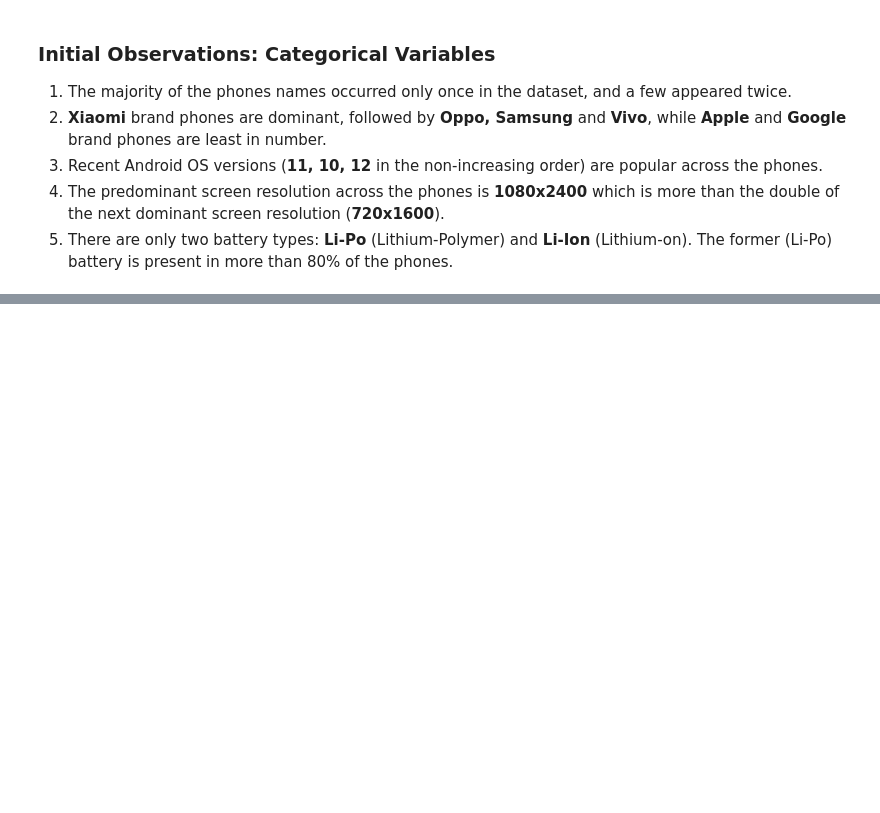
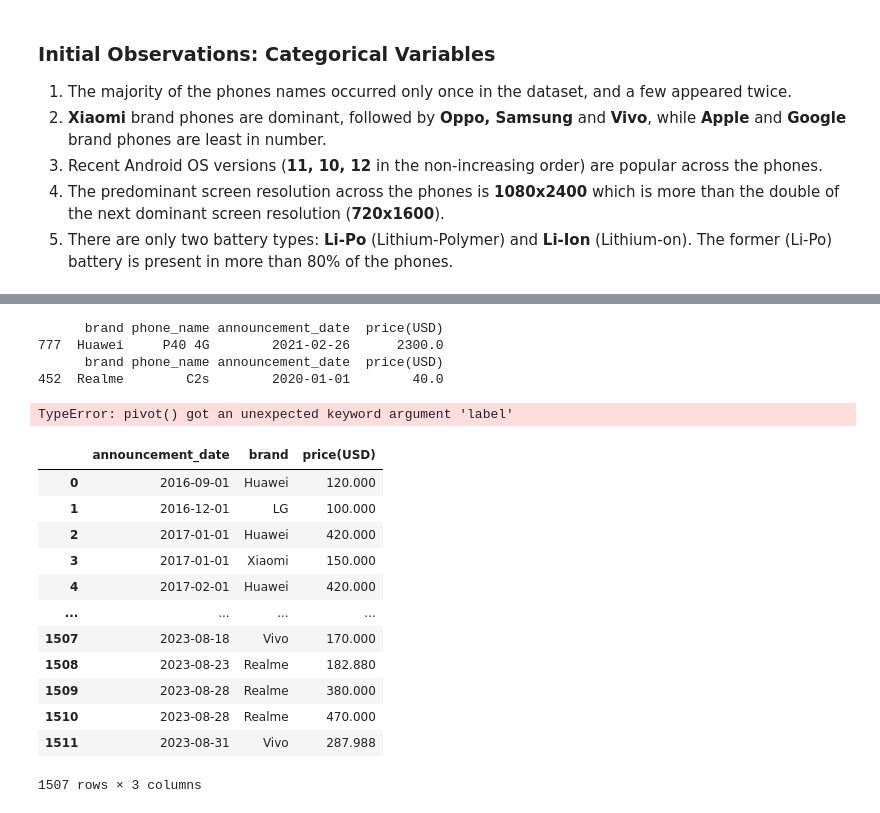
Before and after one commit to sandeep2995/phone_prices, a Jupyter notebook: phone_prices.ipynb, the cells around one changed output, grey strips where cells are left out. Saved outputs shown, nothing was run; the diff lists cells and outputs as text; code cells hidden in the pictures; blank space fills up the shorter version.

```diff
--- a/phone_prices.ipynb
+++ b/phone_prices.ipynb
@@ -107,0 +187,32 @@ for var in cat_vars:
+# %%
+print(df[df[num_var]==max(df[num_var])][[cat_var, 'phone_name', temp_var, num_var]]) # Phone with highest price and its announcement date
+print(df[df[num_var]==min(df[num_var])][[cat_var, 'phone_name', temp_var, num_var]]) # Phone with lowest price and its announcement date
+# %% [output]
+      brand phone_name announcement_date  price(USD)
+777  Huawei     P40 4G        2021-02-26      2300.0
+      brand phone_name announcement_date  price(USD)
+452  Realme        C2s        2020-01-01        40.0
+# %%
+num_var = 'price(USD)'
+cat_var = 'brand'
+temp_var = temp_vars[0] # announcement_date
+tmp_df = df.pivot(index=temp_var, columns=cat_var, values=num_var)
+print(tmp_df.head)
+# %% [output]
+TypeError: pivot() got an unexpected keyword argument 'label'
+# %%
+df.groupby([temp_var, cat_var])[(temp_var, cat_var, num_var)].head()
+# %% [output]
+|  | announcement_date | brand | price(USD) |
+| 0 | 2016-09-01 | Huawei | 120.000 |
+| 1 | 2016-12-01 | LG | 100.000 |
+| 2 | 2017-01-01 | Huawei | 420.000 |
+| 3 | 2017-01-01 | Xiaomi | 150.000 |
+| 4 | 2017-02-01 | Huawei | 420.000 |
+| ... | ... | ... | ... |
+| 1507 | 2023-08-18 | Vivo | 170.000 |
+| 1508 | 2023-08-23 | Realme | 182.880 |
+| 1509 | 2023-08-28 | Realme | 380.000 |
+| 1510 | 2023-08-28 | Realme | 470.000 |
+| 1511 | 2023-08-31 | Vivo | 287.988 |
+1507 rows × 3 columns
```
Also changed, not shown: parts of 9 cells of this notebook.
